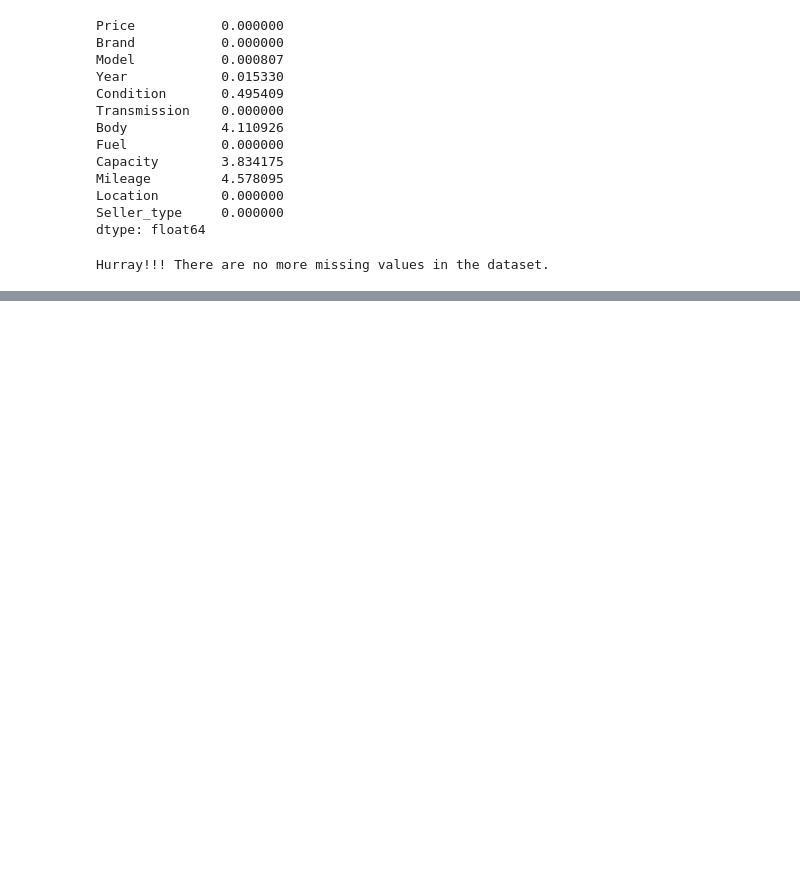
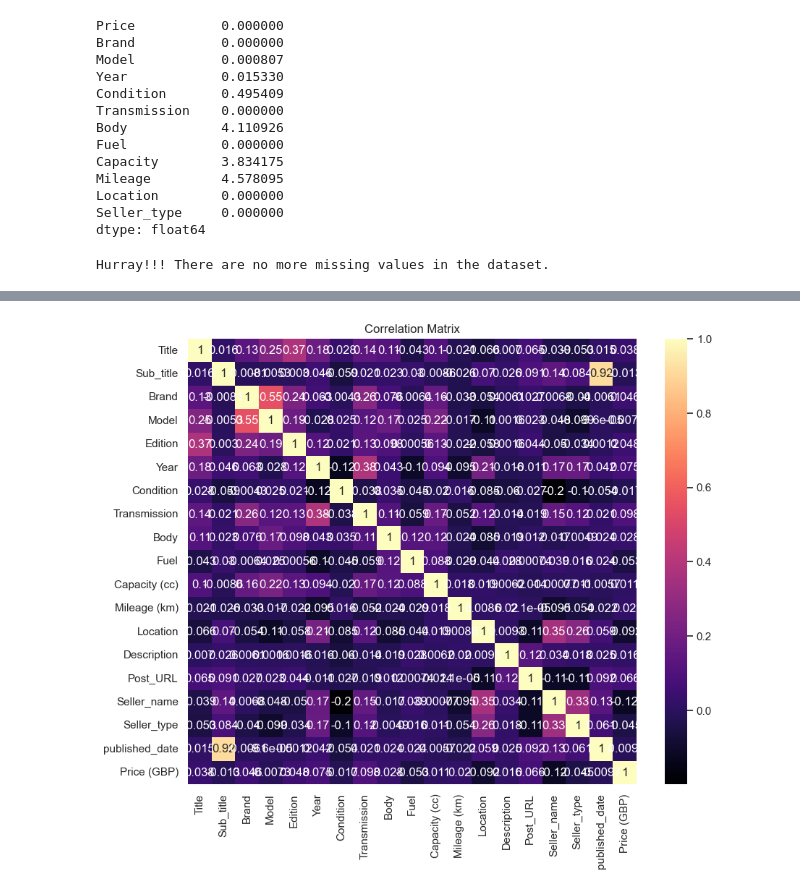
Before and after one commit to toobask/introtoAI1, a Jupyter notebook: notebook/IntroToAI_701_CourseWork_Amua_et_Tooba.ipynb, the cells around one changed output, grey strips where cells are left out. Drawn from its saved outputs; the diff is of its cells as text; code cells hidden in the pictures; blank space fills up the shorter version.

```diff
--- a/notebook/IntroToAI_701_CourseWork_Amua_et_Tooba.ipynb
+++ b/notebook/IntroToAI_701_CourseWork_Amua_et_Tooba.ipynb
@@ -953,0 +956,4 @@ Hurray!!! There are no more missing values in the dataset.
+# %%
+#rename price, mileage, and capacity columns to reflect their units
+vehicle_df.rename(columns={"Price": "Price (Rs)", "Mileage": "Mileage (km)", \
+                           "Capacity": "Capacity (cc)"}, inplace=True)
@@ -953,0 +973,12 @@ Hurray!!! There are no more missing values in the dataset.
+# %%
+#create new price column in pound sterling
+vehicle_df["Price (GBP)"] = vehicle_df["Price (Rs)"] * 0.0027
+
+#round decimal values in price new price column to 2 places
+vehicle_df["Price (GBP)"] = vehicle_df["Price (GBP)"].round(2)
+
+#drop old price column
+vehicle_df.drop("Price (Rs)", axis=1, inplace=True)
+
+#view new column
+vehicle_df["Price (GBP)"].head()
@@ -953,0 +1013,8 @@ Hurray!!! There are no more missing values in the dataset.
+# %%
+#convert categorical data to numeric for machine learning
+#by mapping the frequencies of their values to original values
+cat_columns = vehicle_df.select_dtypes(include="object").columns
+
+for col in cat_columns:
+    freq_encoding = vehicle_df[col].value_counts()
+    vehicle_df[col] = vehicle_df[col].map(freq_encoding)
@@ -953,0 +1041,4 @@ Hurray!!! There are no more missing values in the dataset.
+# %%
+#check correlation between features
+correlation = vehicle_df.corr()
+correlation
@@ -953,0 +1063,8 @@ Hurray!!! There are no more missing values in the dataset.
+# %%
+#plot correlation matrix
+plt.figure(figsize=(10, 8))
+sns.heatmap(correlation, annot=True, cmap="magma")
+plt.title("Correlation Matrix")
+plt.show()
+# %% [output]
+[figure, added]
```
Also changed, not shown: parts of 9 cells of this notebook.
